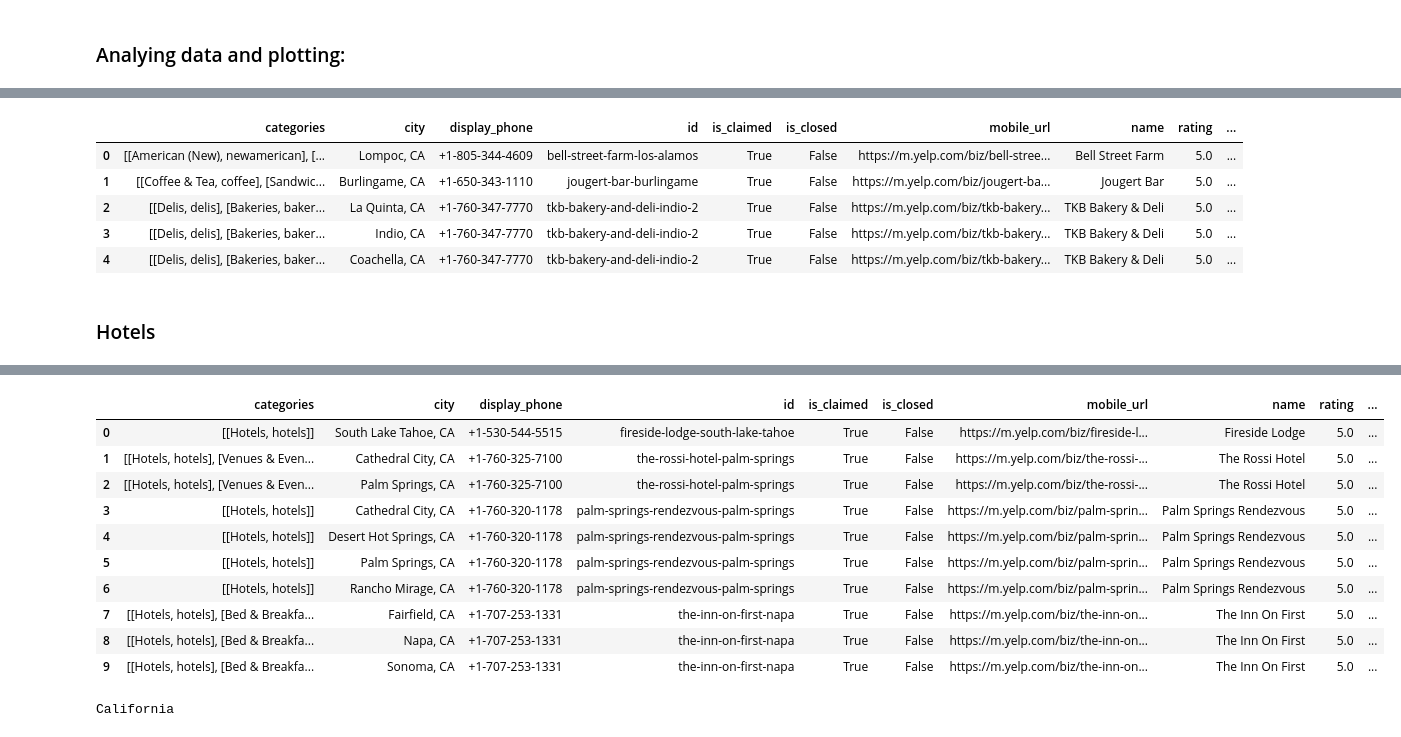
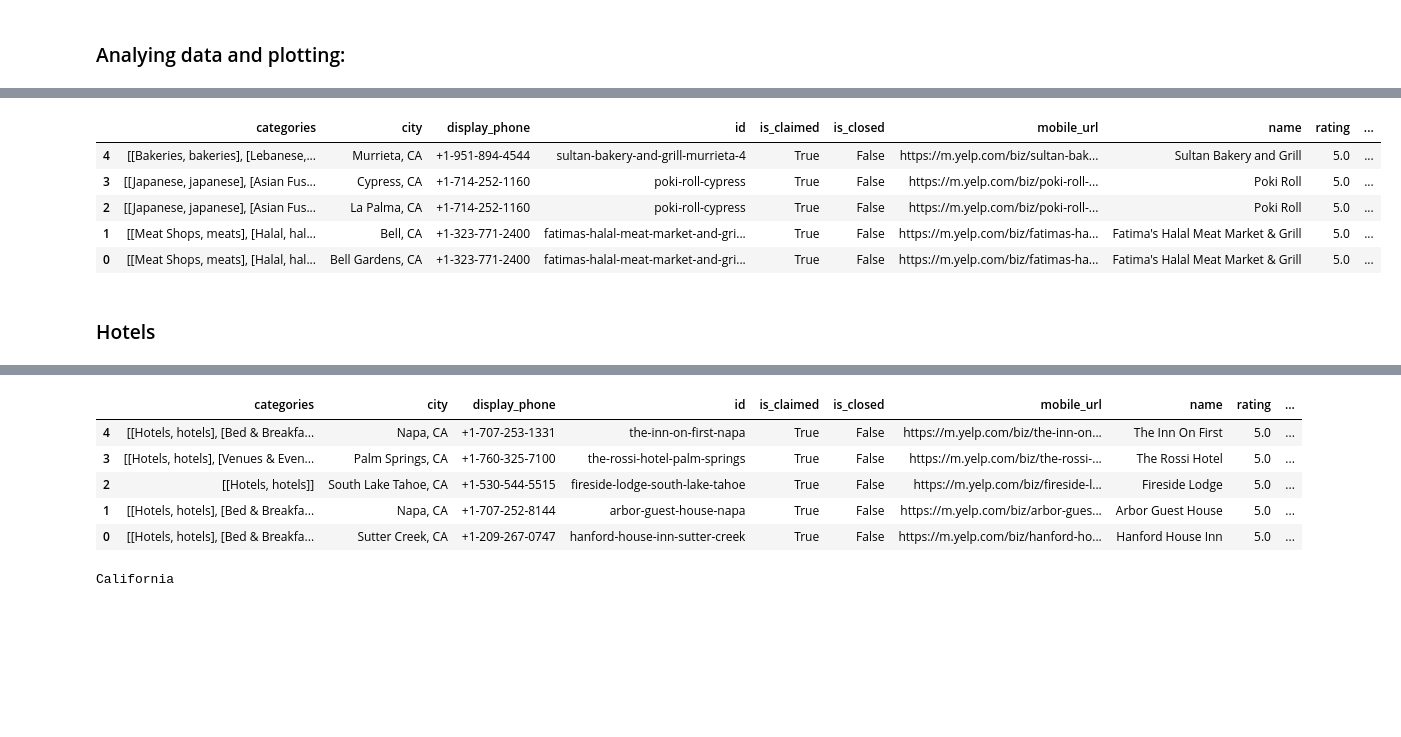
Before and after one commit to chloechen1995/STA-141B-Project, a Jupyter notebook: Yelp Project Analysis.ipynb, the cells around one changed output, grey strips where cells are left out. Drawn from its saved outputs; the diff is of its cells as text; code cells hidden in the pictures; blank space fills up the shorter version.

```diff
--- a/Yelp Project Analysis.ipynb
+++ b/Yelp Project Analysis.ipynb
@@ -301,7 +302,7 @@ scale = 10
 
 for i in range(len(limits)):
     lim = limits[i]
-    rate_sub = rating_star.query('%f' %lim[0] +'< rating <= %f' %lim[1])
+    rate_sub = rating_star.query('%f' %lim[0] +'<= rating < %f' %lim[1])
     city = dict(
         type = 'scattergeo',
         locationmode = 'USA-states',
@@ -314,7 +315,7 @@ for i in range(len(limits)):
             line = dict(width=0.5, color='rgb(40,40,40)'),
             sizemode = 'area'
         ),
-        name = '{0} - {1}'.format(lim[0],lim[1]))
+        name = '{0} - {1} stars'.format(lim[0],lim[1]))
     cities.append(city)
 
 layout = dict(
@@ -373,14 +374,14 @@ for i in range(0,len(best_5)):
         data = df_food_final.iloc[[best_5['level_1'][i]]]
         df_best_5 = pd.concat([data,df_best_5],ignore_index = True)
 
-df_best_5
+df_best_5.iloc[::-1]
 # %% [output]
 |  | categories | city | display_phone | id | is_claimed | is_closed | mobile_url | name | rating | ... |
-| 0 | [[American (New), newamerican], [... | Lompoc, CA | +1-805-344-4609 | bell-street-farm-los-alamos | True | False | https://m.yelp.com/biz/bell-stree... | Bell Street Farm | 5.0 | ... |
-| 1 | [[Coffee & Tea, coffee], [Sandwic... | Burlingame, CA | +1-650-343-1110 | jougert-bar-burlingame | True | False | https://m.yelp.com/biz/jougert-ba... | Jougert Bar | 5.0 | ... |
-| 2 | [[Delis, delis], [Bakeries, baker... | La Quinta, CA | +1-760-347-7770 | tkb-bakery-and-deli-indio-2 | True | False | https://m.yelp.com/biz/tkb-bakery... | TKB Bakery & Deli | 5.0 | ... |
-| 3 | [[Delis, delis], [Bakeries, baker... | Indio, CA | +1-760-347-7770 | tkb-bakery-and-deli-indio-2 | True | False | https://m.yelp.com/biz/tkb-bakery... | TKB Bakery & Deli | 5.0 | ... |
-| 4 | [[Delis, delis], [Bakeries, baker... | Coachella, CA | +1-760-347-7770 | tkb-bakery-and-deli-indio-2 | True | False | https://m.yelp.com/biz/tkb-bakery... | TKB Bakery & Deli | 5.0 | ... |
+| 4 | [[Bakeries, bakeries], [Lebanese,... | Murrieta, CA | +1-951-894-4544 | sultan-bakery-and-grill-murrieta-4 | True | False | https://m.yelp.com/biz/sultan-bak... | Sultan Bakery and Grill | 5.0 | ... |
+| 3 | [[Japanese, japanese], [Asian Fus... | Cypress, CA | +1-714-252-1160 | poki-roll-cypress | True | False | https://m.yelp.com/biz/poki-roll-... | Poki Roll | 5.0 | ... |
+| 2 | [[Japanese, japanese], [Asian Fus... | La Palma, CA | +1-714-252-1160 | poki-roll-cypress | True | False | https://m.yelp.com/biz/poki-roll-... | Poki Roll | 5.0 | ... |
+| 1 | [[Meat Shops, meats], [Halal, hal... | Bell, CA | +1-323-771-2400 | fatimas-halal-meat-market-and-gri... | True | False | https://m.yelp.com/biz/fatimas-ha... | Fatima's Halal Meat Market & Grill | 5.0 | ... |
+| 0 | [[Meat Shops, meats], [Halal, hal... | Bell Gardens, CA | +1-323-771-2400 | fatimas-halal-meat-market-and-gri... | True | False | https://m.yelp.com/biz/fatimas-ha... | Fatima's Halal Meat Market & Grill | 5.0 | ... |
 # %% [markdown]
 ### Hotels
 # %%
@@ -400,7 +401,7 @@ df_limit_hotels = pd.DataFrame()
 for i in range(0, len(df_hotels_final)):
     for j in range(0, len(df_hotels_final['categories'][i])):
         if df_hotels_final['categories'][i][j] == [u'Hotels', u'hotels']:
-            df_limit_hotels = pd.concat([df_hotels_final.iloc[[i]],limit_hotels], ignore_index = True)
+            df_limit_hotels = pd.concat([df_hotels_final.iloc[[i]],df_limit_hotels], ignore_index = True)
 # %%
 #get the average star rating (by City)
 hotel_rating = average_star_city(df_limit_hotels, 'rating')
@@ -417,7 +418,7 @@ scale = 10
 
 for i in range(len(limits)):
     lim = limits[i]
-    rate_sub = hotel_rating.query('%f' %lim[0] +'< rating <= %f' %lim[1])
+    rate_sub = hotel_rating.query('%f' %lim[0] +'<= rating < %f' %lim[1])
     city = dict(
         type = 'scattergeo',
         locationmode = 'USA-states',
@@ -430,7 +431,7 @@ for i in range(len(limits)):
             line = dict(width=0.5, color='rgb(40,40,40)'),
             sizemode = 'area'
         ),
-        name = '{0} - {1}'.format(lim[0],lim[1]))
+        name = '{0} - {1} stars'.format(lim[0],lim[1]))
     cities.append(city)
 
 layout = dict(
@@ -454,14 +455,14 @@ py.iplot(fig, validate=False, filename='hotel average rating' )
 [interactive output not drawn]
 # %%
 #rating vs review_count
-trace = go.Scatter(
+data = go.Scatter(
     x = df_hotels_final['rating'],
     y = df_hotels_final['review_count'],
     mode = 'markers'
 )
 
 layout = go.Layout(
-    title='Scatter plot of Hotel\'s rating vs review count',
+    title='Scatter plot of Restaurant\'s rating vs review count',
     xaxis=dict(
         title='Rating',
         gridcolor='rgb(255, 255, 255)',
@@ -480,28 +481,23 @@ py.iplot(fig, filename='Scatter plot of rating vs review count2')
 [interactive output not drawn]
 # %%
 #Top five hotels:
-best_10 = df_limit_hotels.groupby('rating')['review_count'].nlargest(10).reset_index()
-best_10 = pd.DataFrame(best_5)
+hotel_best_5 = df_limit_hotels.groupby('rating')['review_count'].nlargest(5).reset_index()
+hotel_best_5 = pd.DataFrame(hotel_best_5)
 
-df_best_10 = pd.DataFrame()
-for i in range(0,len(best_5)):
-    if best_10['rating'][i] == 5.0:
-        data = df_limit_hotels.iloc[[best_10['level_1'][i]]]
-        df_best_10 = pd.concat([data,df_best_10],ignore_index = True)
+df_hotel_best_5 = pd.DataFrame()
+for i in range(0,len(hotel_best_5)):
+    if hotel_best_5['rating'][i] == 5.0:
+        data = df_limit_hotels.iloc[[hotel_best_5['level_1'][i]]]
+        df_hotel_best_5 = pd.concat([data,df_hotel_best_5],ignore_index = True)
 
-df_best_10
+df_hotel_best_5.iloc[::-1]
 # %% [output]
 |  | categories | city | display_phone | id | is_claimed | is_closed | mobile_url | name | rating | ... |
-| 0 | [[Hotels, hotels]] | South Lake Tahoe, CA | +1-530-544-5515 | fireside-lodge-south-lake-tahoe | True | False | https://m.yelp.com/biz/fireside-l... | Fireside Lodge | 5.0 | ... |
-| 1 | [[Hotels, hotels], [Venues & Even... | Cathedral City, CA | +1-760-325-7100 | the-rossi-hotel-palm-springs | True | False | https://m.yelp.com/biz/the-rossi-... | The Rossi Hotel | 5.0 | ... |
-| 2 | [[Hotels, hotels], [Venues & Even... | Palm Springs, CA | +1-760-325-7100 | the-rossi-hotel-palm-springs | True | False | https://m.yelp.com/biz/the-rossi-... | The Rossi Hotel | 5.0 | ... |
-| 3 | [[Hotels, hotels]] | Cathedral City, CA | +1-760-320-1178 | palm-springs-rendezvous-palm-springs | True | False | https://m.yelp.com/biz/palm-sprin... | Palm Springs Rendezvous | 5.0 | ... |
-| 4 | [[Hotels, hotels]] | Desert Hot Springs, CA | +1-760-320-1178 | palm-springs-rendezvous-palm-springs | True | False | https://m.yelp.com/biz/palm-sprin... | Palm Springs Rendezvous | 5.0 | ... |
-| 5 | [[Hotels, hotels]] | Palm Springs, CA | +1-760-320-1178 | palm-springs-rendezvous-palm-springs | True | False | https://m.yelp.com/biz/palm-sprin... | Palm Springs Rendezvous | 5.0 | ... |
-| 6 | [[Hotels, hotels]] | Rancho Mirage, CA | +1-760-320-1178 | palm-springs-rendezvous-palm-springs | True | False | https://m.yelp.com/biz/palm-sprin... | Palm Springs Rendezvous | 5.0 | ... |
-| 7 | [[Hotels, hotels], [Bed & Breakfa... | Fairfield, CA | +1-707-253-1331 | the-inn-on-first-napa | True | False | https://m.yelp.com/biz/the-inn-on... | The Inn On First | 5.0 | ... |
-| 8 | [[Hotels, hotels], [Bed & Breakfa... | Napa, CA | +1-707-253-1331 | the-inn-on-first-napa | True | False | https://m.yelp.com/biz/the-inn-on... | The Inn On First | 5.0 | ... |
-| 9 | [[Hotels, hotels], [Bed & Breakfa... | Sonoma, CA | +1-707-253-1331 | the-inn-on-first-napa | True | False | https://m.yelp.com/biz/the-inn-on... | The Inn On First | 5.0 | ... |
+| 4 | [[Hotels, hotels], [Bed & Breakfa... | Napa, CA | +1-707-253-1331 | the-inn-on-first-napa | True | False | https://m.yelp.com/biz/the-inn-on... | The Inn On First | 5.0 | ... |
+| 3 | [[Hotels, hotels], [Venues & Even... | Palm Springs, CA | +1-760-325-7100 | the-rossi-hotel-palm-springs | True | False | https://m.yelp.com/biz/the-rossi-... | The Rossi Hotel | 5.0 | ... |
+| 2 | [[Hotels, hotels]] | South Lake Tahoe, CA | +1-530-544-5515 | fireside-lodge-south-lake-tahoe | True | False | https://m.yelp.com/biz/fireside-l... | Fireside Lodge | 5.0 | ... |
+| 1 | [[Hotels, hotels], [Bed & Breakfa... | Napa, CA | +1-707-252-8144 | arbor-guest-house-napa | True | False | https://m.yelp.com/biz/arbor-gues... | Arbor Guest House | 5.0 | ... |
+| 0 | [[Hotels, hotels], [Bed & Breakfa... | Sutter Creek, CA | +1-209-267-0747 | hanford-house-inn-sutter-creek | True | False | https://m.yelp.com/biz/hanford-ho... | Hanford House Inn | 5.0 | ... |
 # %%
 # Add Landmarks
 keyterm = "landmarks"
```
Also changed, not shown: parts of 7 cells of this notebook, 1 other file.
